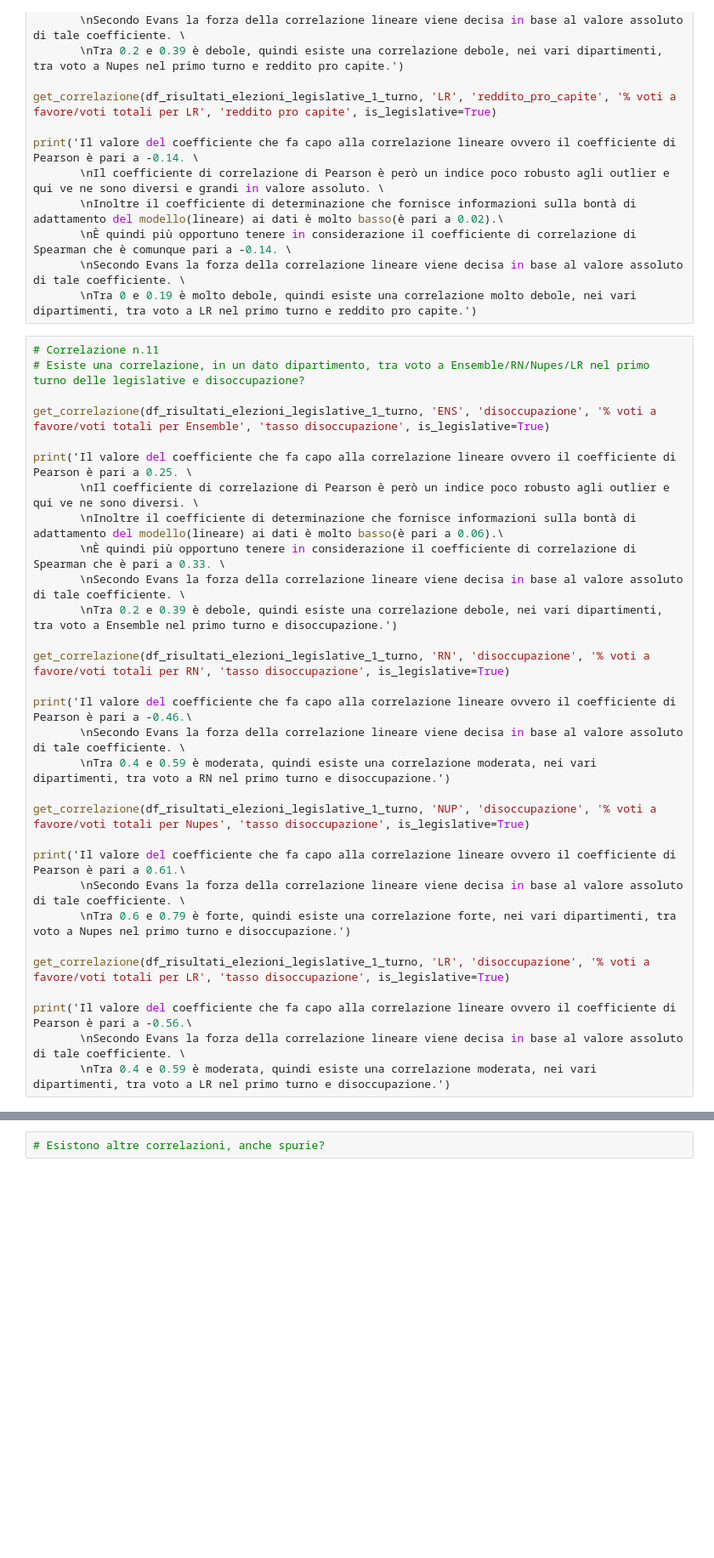
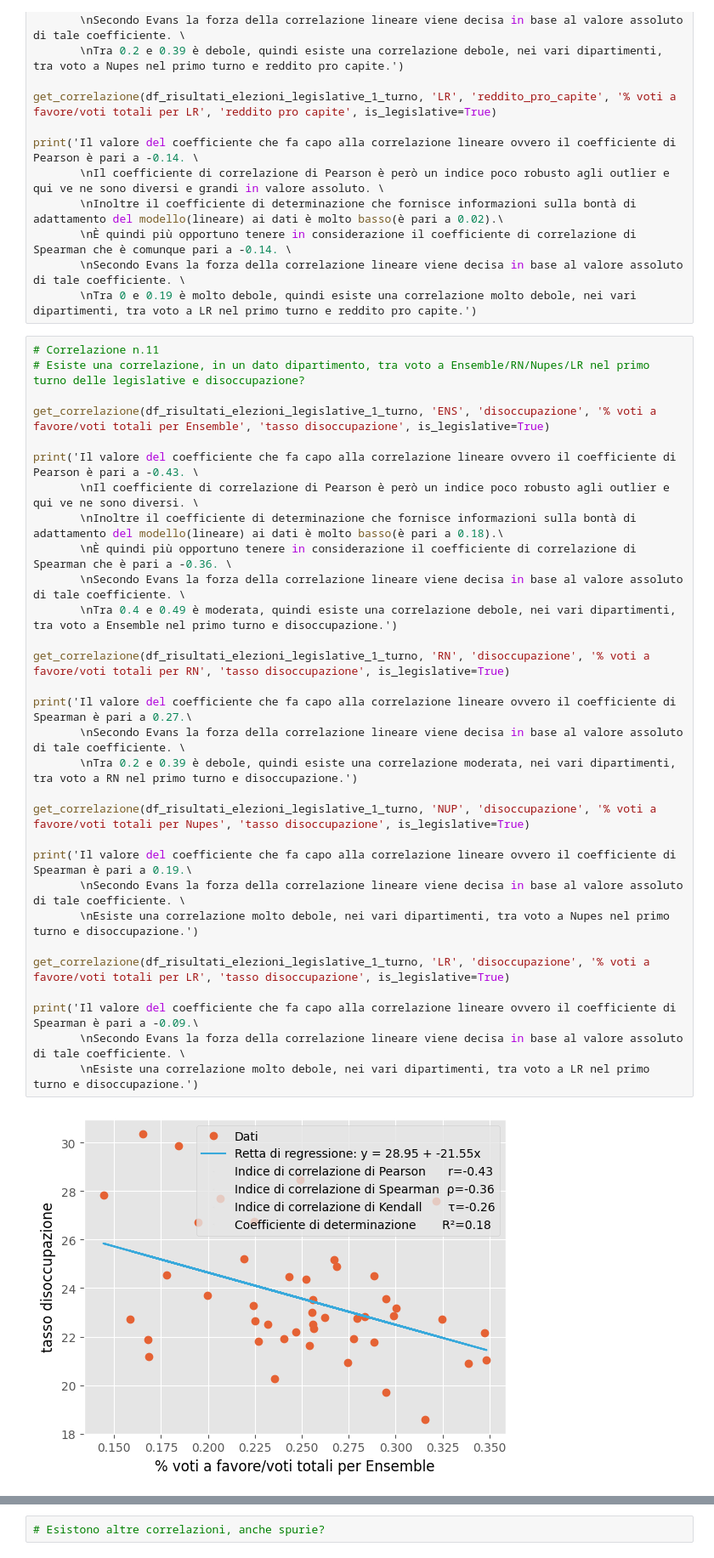
Before and after one commit to NabboGamer/progetto-big-data, a Jupyter notebook: Data Analytics.ipynb, the cells around one changed output, grey strips where cells are left out. Shown at 85% size. Saved outputs shown, nothing was run; the diff lists cells and outputs as text; blank space fills up the shorter version.

```diff
--- a/Data Analytics.ipynb
+++ b/Data Analytics.ipynb
@@ -493,30 +552,32 @@ print('Il valore del coefficiente che fa capo alla correlazione lineare ovvero i
 # %%
 # Correlazione n.11
 # Esiste una correlazione, in un dato dipartimento, tra voto a Ensemble/RN/Nupes/LR nel primo turno delle legislative e disoccupazione?
 
 get_correlazione(df_risultati_elezioni_legislative_1_turno, 'ENS', 'disoccupazione', '% voti a favore/voti totali per Ensemble', 'tasso disoccupazione', is_legislative=True)
 
-print('Il valore del coefficiente che fa capo alla correlazione lineare ovvero il coefficiente di Pearson è pari a 0.25. \
+print('Il valore del coefficiente che fa capo alla correlazione lineare ovvero il coefficiente di Pearson è pari a -0.43. \
        \nIl coefficiente di correlazione di Pearson è però un indice poco robusto agli outlier e qui ve ne sono diversi. \
-       \nInoltre il coefficiente di determinazione che fornisce informazioni sulla bontà di adattamento del modello(lineare) ai dati è molto basso(è pari a 0.06).\
-       \nÈ quindi più opportuno tenere in considerazione il coefficiente di correlazione di Spearman che è pari a 0.33. \
+       \nInoltre il coefficiente di determinazione che fornisce informazioni sulla bontà di adattamento del modello(lineare) ai dati è molto basso(è pari a 0.18).\
+       \nÈ quindi più opportuno tenere in considerazione il coefficiente di correlazione di Spearman che è pari a -0.36. \
        \nSecondo Evans la forza della correlazione lineare viene decisa in base al valore assoluto di tale coefficiente. \
-       \nTra 0.2 e 0.39 è debole, quindi esiste una correlazione debole, nei vari dipartimenti, tra voto a Ensemble nel primo turno e disoccupazione.')
+       \nTra 0.4 e 0.49 è moderata, quindi esiste una correlazione debole, nei vari dipartimenti, tra voto a Ensemble nel primo turno e disoccupazione.')
 
 get_correlazione(df_risultati_elezioni_legislative_1_turno, 'RN', 'disoccupazione', '% voti a favore/voti totali per RN', 'tasso disoccupazione', is_legislative=True)
 
-print('Il valore del coefficiente che fa capo alla correlazione lineare ovvero il coefficiente di Pearson è pari a -0.46.\
+print('Il valore del coefficiente che fa capo alla correlazione lineare ovvero il coefficiente di Spearman è pari a 0.27.\
        \nSecondo Evans la forza della correlazione lineare viene decisa in base al valore assoluto di tale coefficiente. \
-       \nTra 0.4 e 0.59 è moderata, quindi esiste una correlazione moderata, nei vari dipartimenti, tra voto a RN nel primo turno e disoccupazione.')
+       \nTra 0.2 e 0.39 è debole, quindi esiste una correlazione moderata, nei vari dipartimenti, tra voto a RN nel primo turno e disoccupazione.')
 
 get_correlazione(df_risultati_elezioni_legislative_1_turno, 'NUP', 'disoccupazione', '% voti a favore/voti totali per Nupes', 'tasso disoccupazione', is_legislative=True)
 
-print('Il valore del coefficiente che fa capo alla correlazione lineare ovvero il coefficiente di Pearson è pari a 0.61.\
+print('Il valore del coefficiente che fa capo alla correlazione lineare ovvero il coefficiente di Spearman è pari a 0.19.\
        \nSecondo Evans la forza della correlazione lineare viene decisa in base al valore assoluto di tale coefficiente. \
-       \nTra 0.6 e 0.79 è forte, quindi esiste una correlazione forte, nei vari dipartimenti, tra voto a Nupes nel primo turno e disoccupazione.')
+       \nEsiste una correlazione molto debole, nei vari dipartimenti, tra voto a Nupes nel primo turno e disoccupazione.')
 
 get_correlazione(df_risultati_elezioni_legislative_1_turno, 'LR', 'disoccupazione', '% voti a favore/voti totali per LR', 'tasso disoccupazione', is_legislative=True)
 
-print('Il valore del coefficiente che fa capo alla correlazione lineare ovvero il coefficiente di Pearson è pari a -0.56.\
+print('Il valore del coefficiente che fa capo alla correlazione lineare ovvero il coefficiente di Spearman è pari a -0.09.\
        \nSecondo Evans la forza della correlazione lineare viene decisa in base al valore assoluto di tale coefficiente. \
-       \nTra 0.4 e 0.59 è moderata, quindi esiste una correlazione moderata, nei vari dipartimenti, tra voto a LR nel primo turno e disoccupazione.')
+       \nEsiste una correlazione molto debole, nei vari dipartimenti, tra voto a LR nel primo turno e disoccupazione.')
+# %% [output]
+[figure, added]
```
Also changed, not shown: parts of 7 cells of this notebook.
